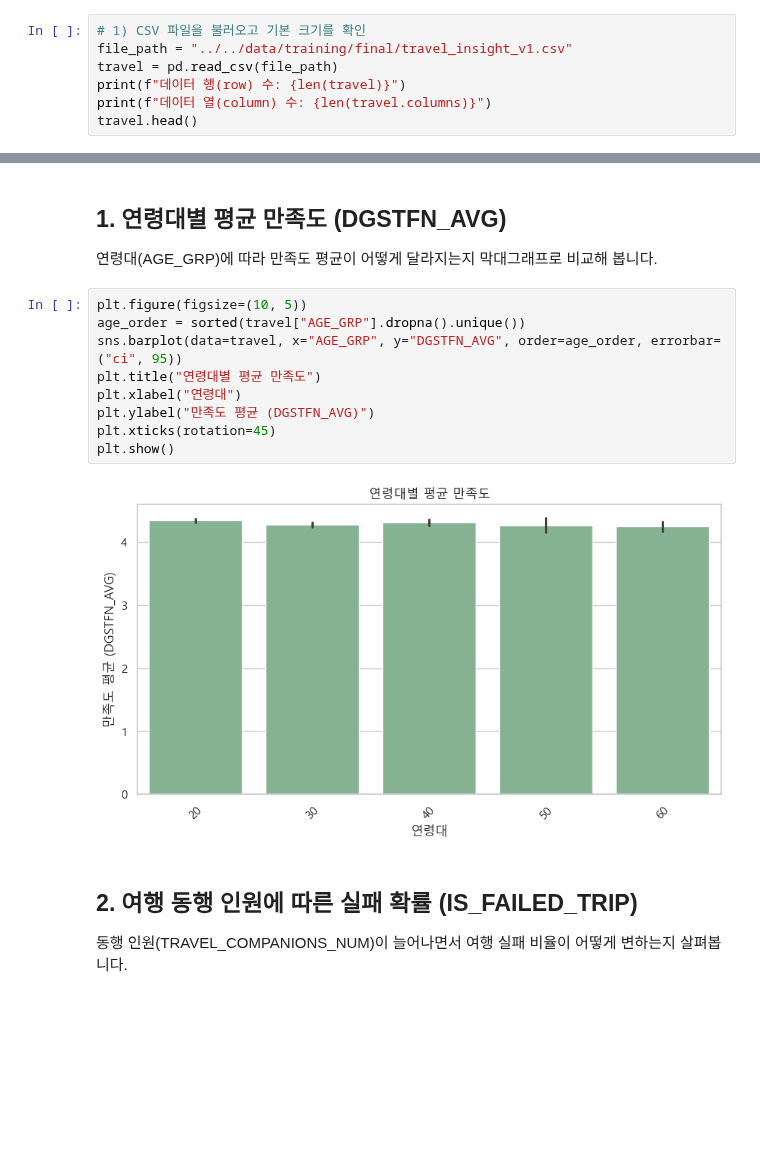
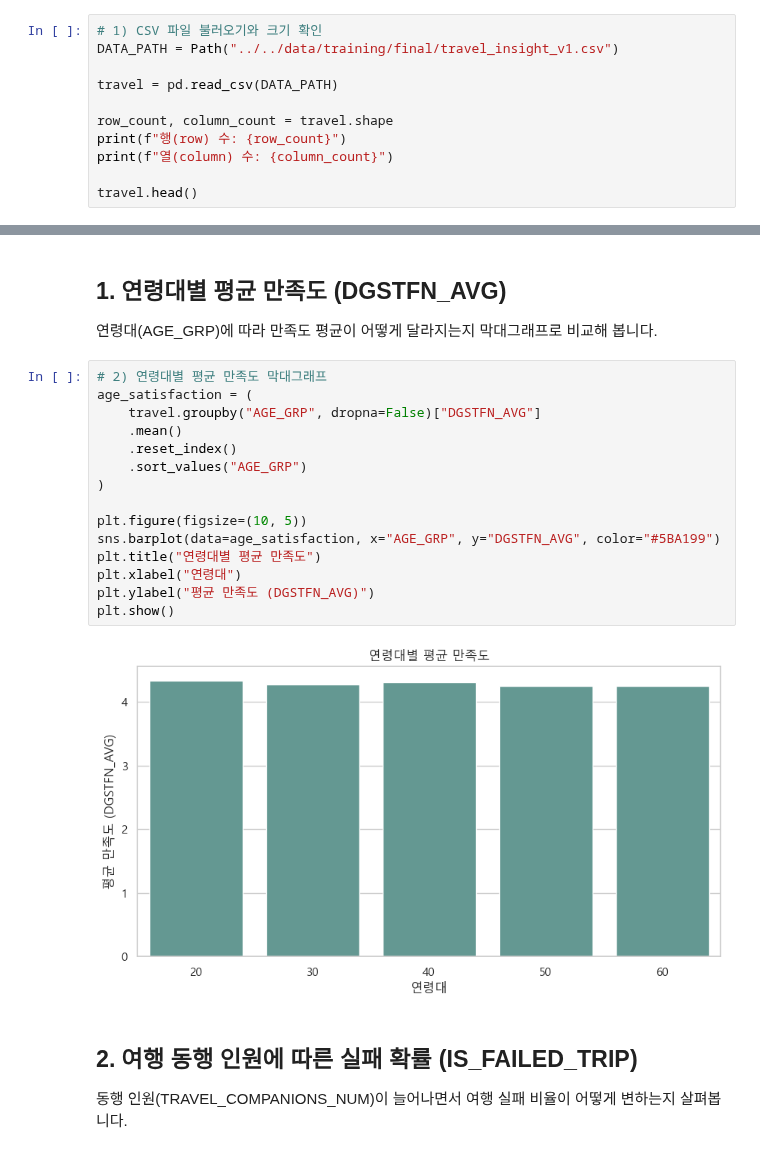
Before and after one commit to SKNetworks-AI19-250818/SKN19-mini-1Team, a Jupyter notebook: preprocessing/notebook/01_EDA.ipynb, the cells around one changed output, grey strips where cells are left out. Cells and saved outputs as stored; diff of their text form; blank space fills up the shorter version.

```diff
--- a/preprocessing/notebook/01_EDA.ipynb
+++ b/preprocessing/notebook/01_EDA.ipynb
@@ -19,8 +16,12 @@ plt.rcParams['axes.unicode_minus'] = False
 # %%
-# 1) CSV 파일을 불러오고 기본 크기를 확인
-file_path = "../../data/training/final/travel_insight_v1.csv"
-travel = pd.read_csv(file_path)
-print(f"데이터 행(row) 수: {len(travel)}")
-print(f"데이터 열(column) 수: {len(travel.columns)}")
+# 1) CSV 파일 불러오기와 크기 확인
+DATA_PATH = Path("../../data/training/final/travel_insight_v1.csv")
+
+travel = pd.read_csv(DATA_PATH)
+
+row_count, column_count = travel.shape
+print(f"행(row) 수: {row_count}")
+print(f"열(column) 수: {column_count}")
+
 travel.head()
 # %% [output]
@@ -38,16 +39,22 @@ travel.head()
 
 연령대(AGE_GRP)에 따라 만족도 평균이 어떻게 달라지는지 막대그래프로 비교해 봅니다.
 # %%
+# 2) 연령대별 평균 만족도 막대그래프
+age_satisfaction = (
+    travel.groupby("AGE_GRP", dropna=False)["DGSTFN_AVG"]
+    .mean()
+    .reset_index()
+    .sort_values("AGE_GRP")
+)
+
 plt.figure(figsize=(10, 5))
-age_order = sorted(travel["AGE_GRP"].dropna().unique())
-sns.barplot(data=travel, x="AGE_GRP", y="DGSTFN_AVG", order=age_order, errorbar=("ci", 95))
+sns.barplot(data=age_satisfaction, x="AGE_GRP", y="DGSTFN_AVG", color="#5BA199")
 plt.title("연령대별 평균 만족도")
 plt.xlabel("연령대")
-plt.ylabel("만족도 평균 (DGSTFN_AVG)")
-plt.xticks(rotation=45)
+plt.ylabel("평균 만족도 (DGSTFN_AVG)")
 plt.show()
 # %% [output]
-[figure, old version]
+[figure, new version]
 # %% [markdown]
 ## 2. 여행 동행 인원에 따른 실패 확률 (IS_FAILED_TRIP)
 
```
Also changed, not shown: parts of 9 cells of this notebook, 1 other file.
